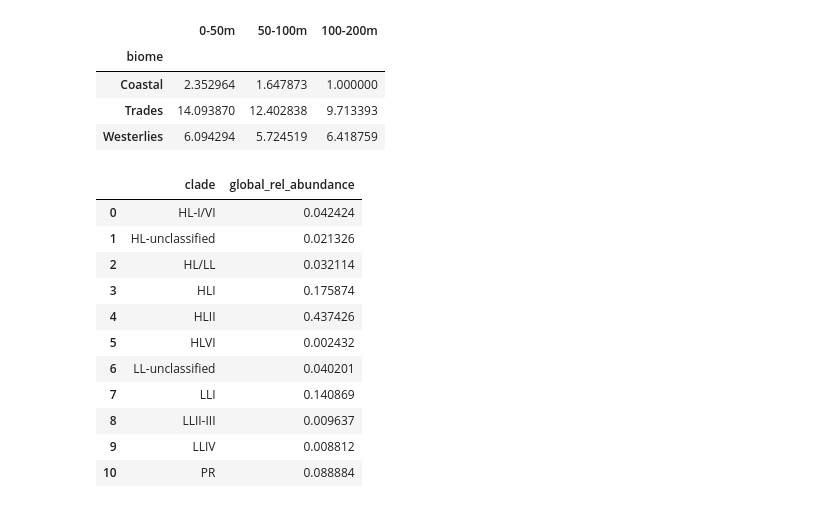
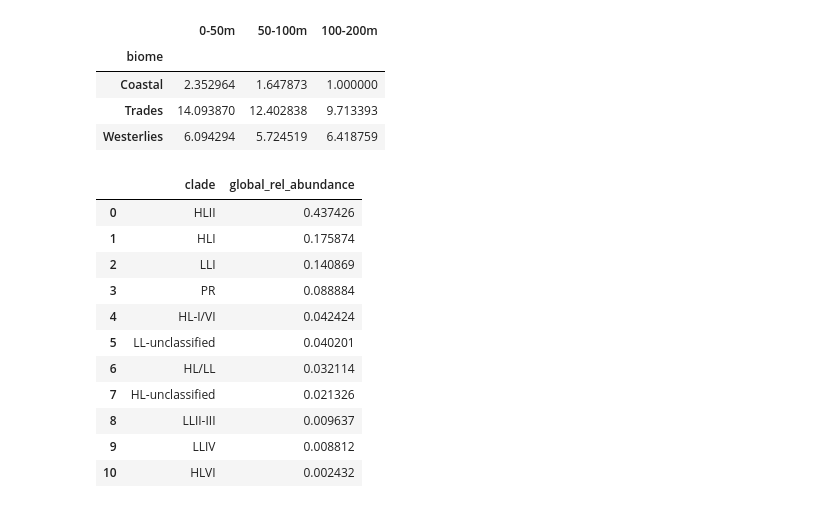
Before and after one commit to blasks/gene-prevalence, a Jupyter notebook: experiments/6-global-estimate.ipynb, the cells around one changed output. Drawn from its saved outputs; the diff is of its cells as text; code cells hidden in the pictures.

```diff
--- a/experiments/6-global-estimate.ipynb
+++ b/experiments/6-global-estimate.ipynb
@@ -141,33 +141,35 @@ pro_factors_df
 # %%
 # calculate global relative abundances
 
 # add on multiplication factors to pro relative abundances dataframe
 global_rel_abund_df = pro_rel_abund_df.merge(
     pro_factors_df.reset_index().melt(var_name='depth_bin', id_vars='biome', value_name='factor'),
     on=['biome', 'depth_bin'],
     how='left'
 )
 
 # multiply relative abundances by multiplication factors to get global relative abundances
 global_rel_abund_df['multiplied_rel_abundance'] = global_rel_abund_df['rel_abundance'] * global_rel_abund_df['factor']
 
 # aggregate by clade to get global relative abundance for each clade
 pro_global_rel_abund_df = global_rel_abund_df.groupby('clade')['multiplied_rel_abundance'].sum()
 pro_global_rel_abund_df = pro_global_rel_abund_df / pro_global_rel_abund_df.sum()
 pro_global_rel_abund_df = pro_global_rel_abund_df.reset_index().rename(
     columns={'multiplied_rel_abundance': 'global_rel_abundance'})
 
+pro_global_rel_abund_df = pro_global_rel_abund_df.sort_values('global_rel_abundance', ascending=False).reset_index(drop=True)
+
 pro_global_rel_abund_df
 # %% [output]
 |  | clade | global_rel_abundance |
-| 0 | HL-I/VI | 0.042424 |
-| 1 | HL-unclassified | 0.021326 |
-| 2 | HL/LL | 0.032114 |
-| 3 | HLI | 0.175874 |
-| 4 | HLII | 0.437426 |
-| 5 | HLVI | 0.002432 |
-| 6 | LL-unclassified | 0.040201 |
-| 7 | LLI | 0.140869 |
+| 0 | HLII | 0.437426 |
+| 1 | HLI | 0.175874 |
+| 2 | LLI | 0.140869 |
+| 3 | PR | 0.088884 |
+| 4 | HL-I/VI | 0.042424 |
+| 5 | LL-unclassified | 0.040201 |
+| 6 | HL/LL | 0.032114 |
+| 7 | HL-unclassified | 0.021326 |
 | 8 | LLII-III | 0.009637 |
 | 9 | LLIV | 0.008812 |
-| 10 | PR | 0.088884 |
+| 10 | HLVI | 0.002432 |
```
Also changed, not shown: parts of 1 cell of this notebook, 3 other files.
